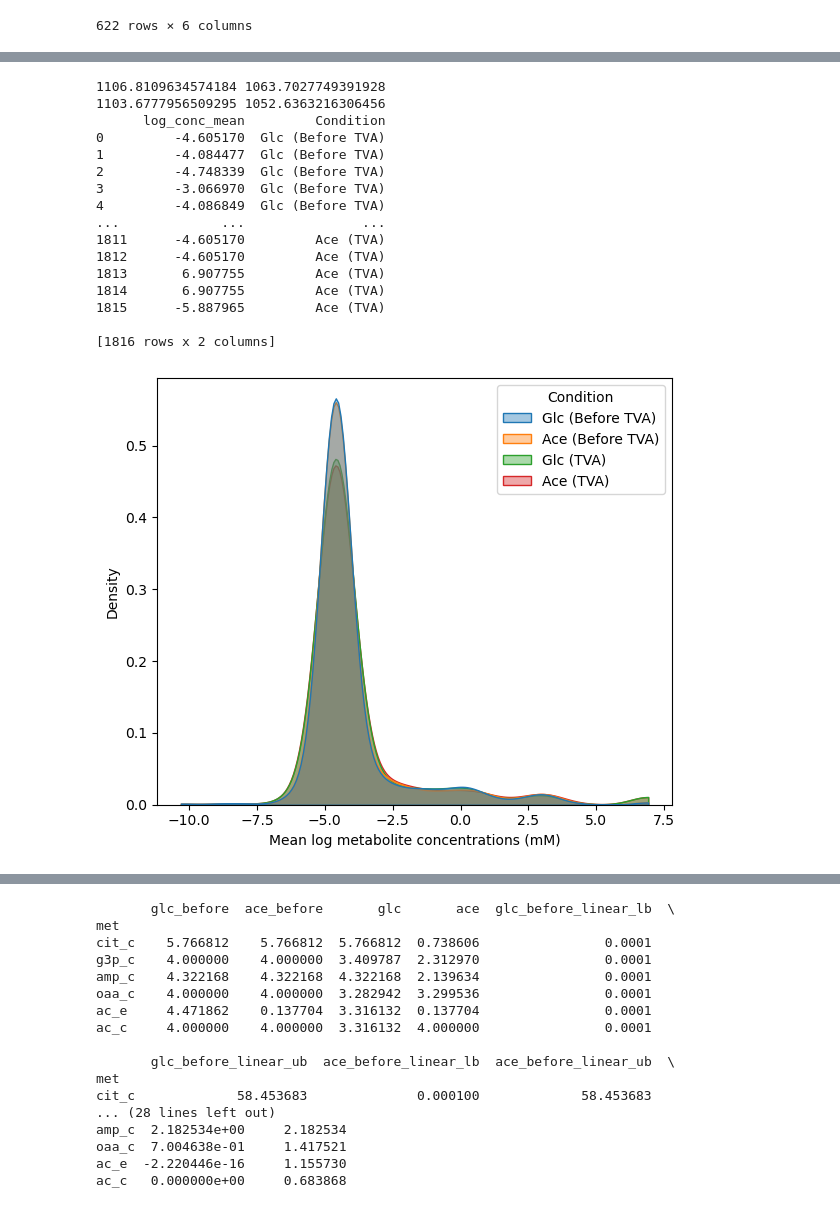
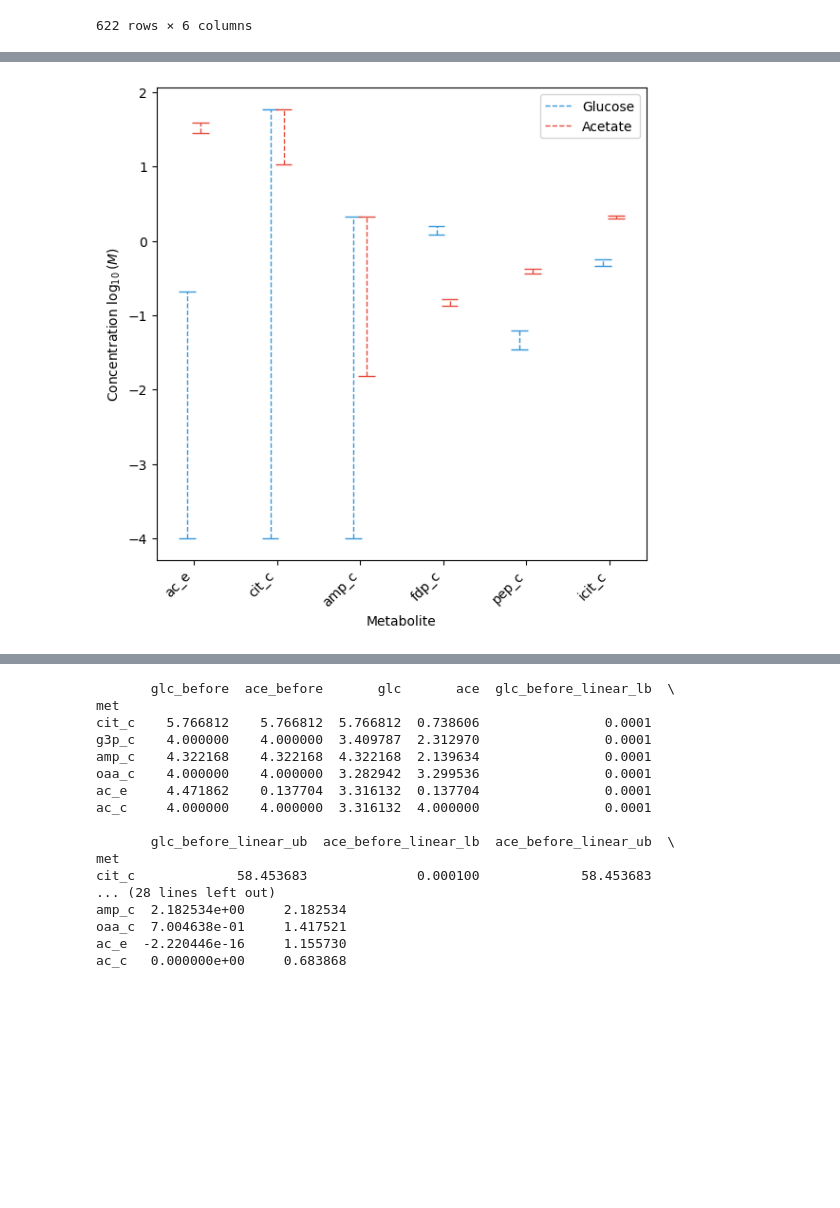
Before and after one commit to lasillje/MSC-Thermo, a Jupyter notebook: ecoli_flux_bounds/tfva_ecoli.ipynb, the cells around one changed output, grey strips where cells are left out. Saved outputs shown, nothing was run; the diff lists cells and outputs as text; code cells hidden in the pictures; blank space fills up the shorter version.

```diff
--- a/ecoli_flux_bounds/tfva_ecoli.ipynb
+++ b/ecoli_flux_bounds/tfva_ecoli.ipynb
@@ -1426,20 +1453,0 @@ visualize_kde("results/bounds/complete_ecoli_WT_Glc_before.csv", "results/bounds
-# %%
-visualize_kde_concs("results/bounds/ecoli_WT_Glc_concs_before_tva.csv", "results/bounds/ecoli_WT_Ace_concs_before_tva.csv", "results/bounds/ecoli_WT_Glc_concs_after_tva.csv", "results/bounds/ecoli_WT_Ace_concs_after_tva.csv")
-# %% [output]
-1106.8109634574184 1063.7027749391928
-1103.6777956509295 1052.6363216306456
-      log_conc_mean         Condition
-0         -4.605170  Glc (Before TVA)
-1         -4.084477  Glc (Before TVA)
-2         -4.748339  Glc (Before TVA)
-3         -3.066970  Glc (Before TVA)
-4         -4.086849  Glc (Before TVA)
-...             ...               ...
-1811      -4.605170         Ace (TVA)
-1812      -4.605170         Ace (TVA)
-1813       6.907755         Ace (TVA)
-1814       6.907755         Ace (TVA)
-1815      -5.887965         Ace (TVA)
-
-[1816 rows x 2 columns]
-[figure, removed]
@@ -1445,0 +1589,4 @@ visualize_kde_concs("results/bounds/ecoli_WT_Glc_concs_before_tva.csv", "results
+# %%
+visualize_met_conc_intervals("results/bounds/ecoli_WT_Glc_concs_after_tva.csv", "results/bounds/ecoli_WT_Ace_concs_after_tva.csv")
+# %% [output]
+[figure, added]
```
Also changed, not shown: parts of 8 cells of this notebook, 1 other file.
